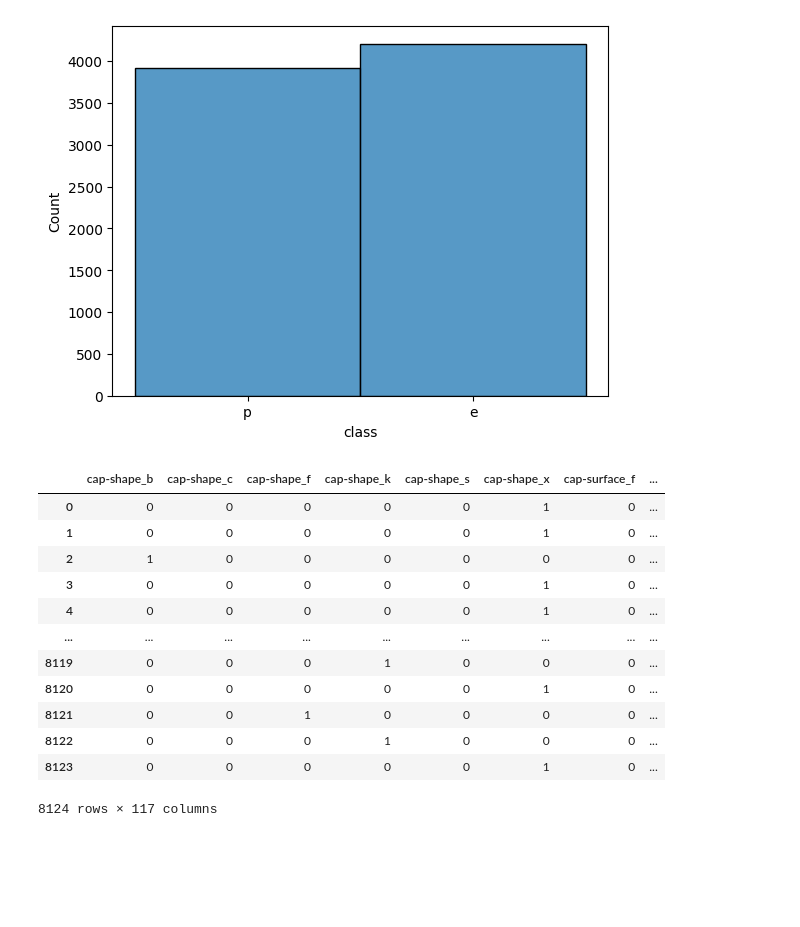
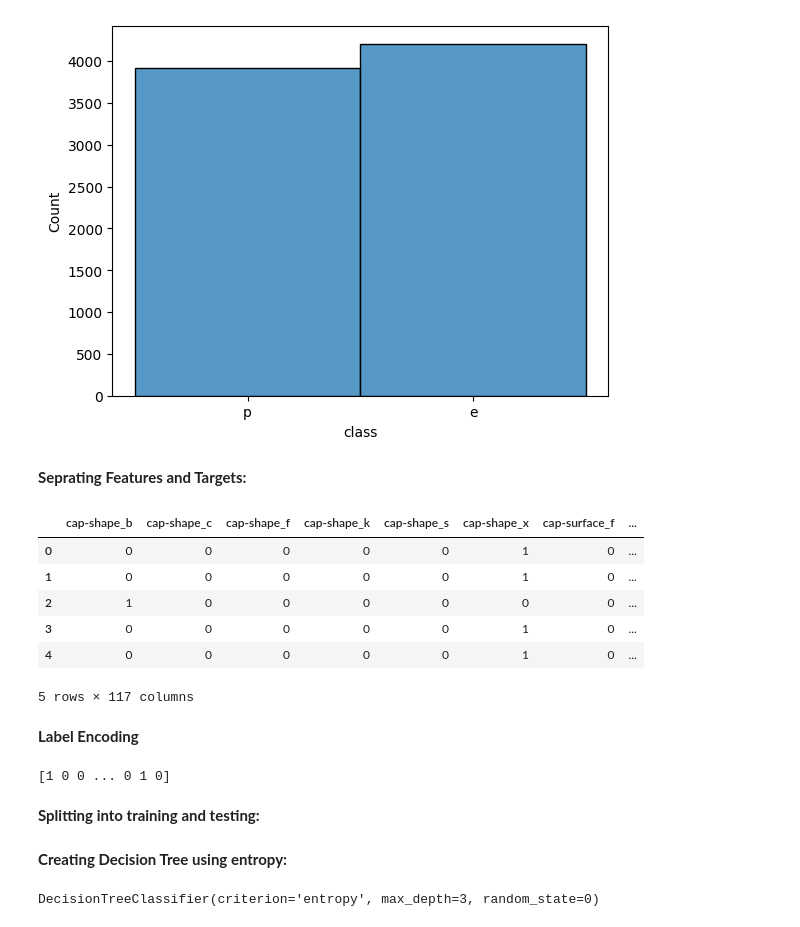
Before and after one commit to Aswinramesh04/100-Days-of-DataScience, a Jupyter notebook: 49_Day49_Decision_Tree_Implementation.ipynb, the cells around one changed output. Saved outputs shown, nothing was run; the diff lists cells and outputs as text; code cells hidden in the pictures; blank space fills up the shorter version.

```diff
--- a/49_Day49_Decision_Tree_Implementation.ipynb
+++ b/49_Day49_Decision_Tree_Implementation.ipynb
@@ -70,24 +82,30 @@ sns.histplot(df['class'])
 # %% [output]
 <Axes: xlabel='class', ylabel='Count'>
 [figure]
+# %% [markdown]
+**Seprating Features and Targets:**
 # %%
 X = df.drop('class',axis=1)
 y = df['class']
 # %%
 X = pd.get_dummies(X)
-X
+X.head()
 # %% [output]
 |  | cap-shape_b | cap-shape_c | cap-shape_f | cap-shape_k | cap-shape_s | cap-shape_x | cap-surface_f | ... |
 | 0 | 0 | 0 | 0 | 0 | 0 | 1 | 0 | ... |
 | 1 | 0 | 0 | 0 | 0 | 0 | 1 | 0 | ... |
 | 2 | 1 | 0 | 0 | 0 | 0 | 0 | 0 | ... |
 | 3 | 0 | 0 | 0 | 0 | 0 | 1 | 0 | ... |
 | 4 | 0 | 0 | 0 | 0 | 0 | 1 | 0 | ... |
-| ... | ... | ... | ... | ... | ... | ... | ... | ... |
-| 8119 | 0 | 0 | 0 | 1 | 0 | 0 | 0 | ... |
-| 8120 | 0 | 0 | 0 | 0 | 0 | 1 | 0 | ... |
-| 8121 | 0 | 0 | 1 | 0 | 0 | 0 | 0 | ... |
-| 8122 | 0 | 0 | 0 | 1 | 0 | 0 | 0 | ... |
-| 8123 | 0 | 0 | 0 | 0 | 0 | 1 | 0 | ... |
-8124 rows × 117 columns
+5 rows × 117 columns
+# %% [markdown]
+**Label Encoding**
+# %%
+encoder = LabelEncoder()
+y = encoder.fit_transform(y)
+print(y)
+# %% [output]
+[1 0 0 ... 0 1 0]
+# %% [markdown]
+**Splitting into training and testing:**
 # %%
@@ -97,5 +113,8 @@ X_train,X_test,y_train,y_test = train_test_split(X, y, test_size=0.2, random_sta
+# %% [markdown]
+**Creating Decision Tree using entropy:**
 # %%
-from sklearn.tree import DecisionTreeClassifier
+clf = DecisionTreeClassifier(criterion='entropy', max_depth=3, random_state=0)
 
-classifier = DecisionTreeClassifier(criterion='entropy', random_state=0)
-model = classifier.fit(X_train, y_train)
+clf.fit(X_train, y_train)
+# %% [output]
+DecisionTreeClassifier(criterion='entropy', max_depth=3, random_state=0)
```
Also changed, not shown: parts of 19 cells of this notebook.
